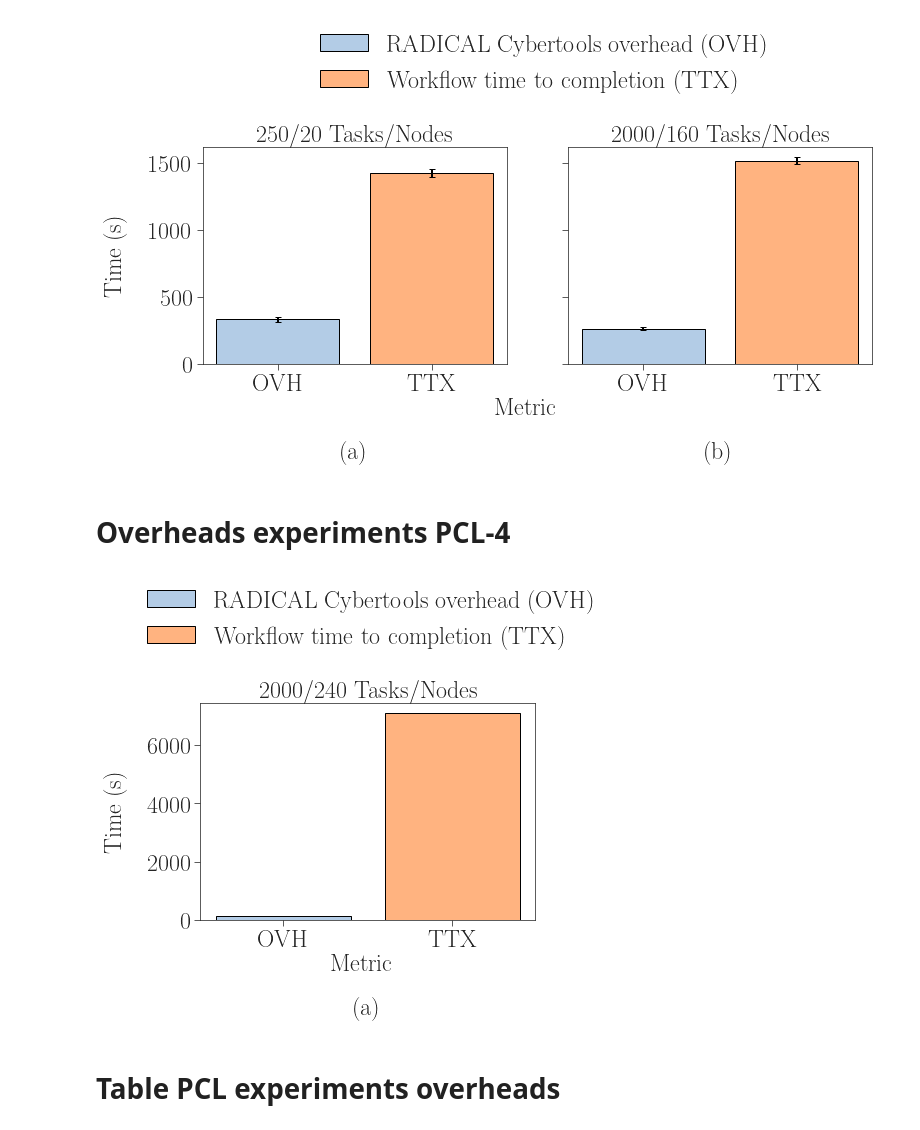
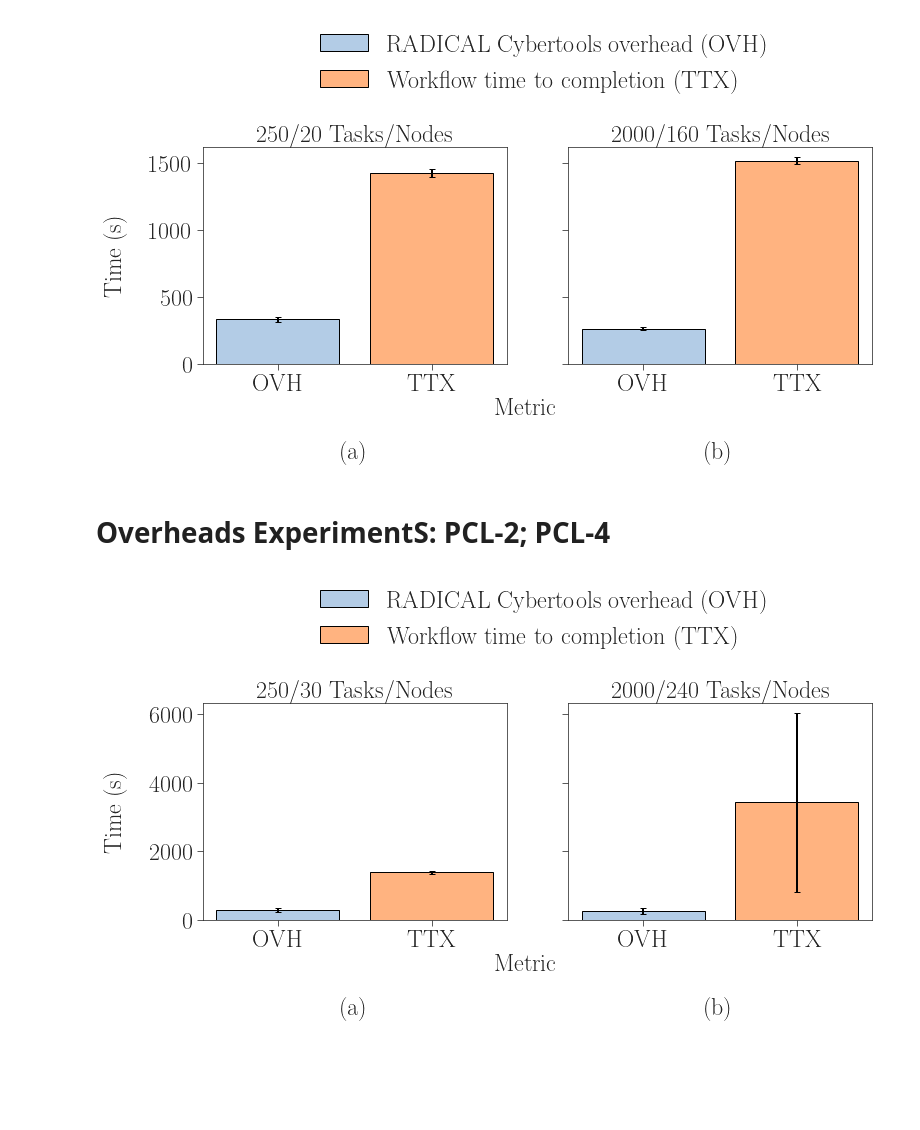
Before and after one commit to radical-experiments/deepdriveMD, a Jupyter notebook: analysis/paper_12122020.ipynb, the cells around one changed output. Drawn from its saved outputs; the diff is of its cells as text; code cells hidden in the pictures; blank space fills up the shorter version.

```diff
--- a/analysis/paper_12122020.ipynb
+++ b/analysis/paper_12122020.ipynb
@@ -47,6 +71,7 @@ for sid in suds:
 for sid in suds:
     ss[sid].update({'sid'     : ss[sid]['s'].uid,
                     'pid'     : ss[sid]['p'].list('uid'),
+                    'expid'   : sexpids[sid],
                     'npilot'  : len(ss[sid]['p'].get()),
                     'lm'      : ss[sid]['s'].get(etype='pilot')[0].cfg['agent_launch_method'],
                     'npact'   : len(ss[sid]['p'].timestamps(state='PMGR_ACTIVE')),
@@ -63,6 +88,7 @@ for sid in suds:
 info = []
 for sid in suds:
     info.append({'session'  : sid,
+                 'exp_id'   : sexpids[sid],
                  'resource' : ss[sid]['pres'],
                  'pilot_lm' : ss[sid]['lm'],
                  'pilots'   : ss[sid]['npilot'],
@@ -248,10 +313,19 @@ fig.legend(['RADICAL Cybertools overhead (OVH)', 'Workflow time to completion (T
 # Overheads ExperimentS: PCL-1; PCL-3
 # %%
 skip = [
-        're.session.login2.iyakushin.018593.0000',  # PF   20   nodes  Summit
-        're.session.login2.iyakushin.018598.0002',  # PF   92   nodes  Summit
-        're.session.lassen708.lee1078.018606.0011'  # PLC  160  nodes  Lassen
-       ]
+        're.session.lassen708.lee1078.018635.0004',   # PLC-2
+        're.session.lassen709.lee1078.018640.0000',   # PLC-2
+        're.session.lassen709.lee1078.018638.0001',   # PLC-2
+        're.session.lassen708.lee1078.018606.0011',   # PLC-4
+        're.session.lassen709.lee1078.018638.0002',   # PLC-4
+        're.session.lassen709.lee1078.018640.0002',   # PLC-4
+        're.session.login1.hrlee.018638.0001',        # PLC-6
+        're.session.login1.hrlee.018638.0002',        # PLC-6
+        're.session.login1.hrlee.018638.0003',        # PLC-6
+        're.session.login1.hrlee.018638.0010',        # PLC-7
+        're.session.login1.hrlee.018638.0011',        # PLC-7
+        're.session.login1.hrlee.018638.0012',        # PLC-7
+]
 nnodes = {}
 
 for s in ss:
@@ -310,4 +384,4 @@ plt.savefig('figures/paper_12122020_ovh_ttx.png', dpi=300, bbox_inches='tight')
 # %% [output]
 [figure]
 # %% [markdown]
-# Overheads experiments PCL-4
+# Overheads ExperimentS: PCL-2; PCL-4
@@ -314,52 +430,32 @@ plt.savefig('figures/paper_12122020_ovh_ttx.png', dpi=300, bbox_inches='tight')
 # %%
-skip = [
-        're.session.login2.hrlee.018599.0001',      # PLC  20   nodes  Summit
-        're.session.login2.hrlee.018602.0014',      # PLC  160  nodes  Summit
-        're.session.login5.hrlee.018606.0000',      # PLC  20   nodes  Summit
-        're.session.login1.hrlee.018610.0002',      # PLC  20   nodes  Summit
-        're.session.login1.hrlee.018610.0003',      # PLC  20   nodes  Summit
-        're.session.login1.hrlee.018610.0005',      # PLC  20   nodes  Summit
-        're.session.login2.hrlee.018610.0008',      # PLC  160  nodes  Summit
-        're.session.login2.hrlee.018610.0007',      # PLC  160  nodes  Summit
-        're.session.login2.iyakushin.018593.0000',  # PF   20   nodes  Summit
-        're.session.login2.iyakushin.018598.0002',  # PF   92   nodes  Summit
-       ]
-nsids = len(suds) - len(skip)
-
-fwidth = 6*nsids
+fwidth = 6*len(nnodes.keys())
 fhight = 4
-fig, axarr = plt.subplots(1, nsids, sharey=True, figsize=(fwidth, fhight))
+fig, axarr = plt.subplots(1, len(nnodes.keys()), sharey=True, figsize=(fwidth, fhight))
 
 i = 0
 j = 'a'
-for sid in suds:
-
-    if sid in skip:
-        continue
-
-    if nsids > 1:
+for nns in nnodes.keys():
+    if len(nnodes.keys()) > 1:
         ax = axarr[i]
     else:
         ax = axarr
 
-    ax.title.set_text('%s/%s Tasks/Nodes' % (ss[sid]['nunit'], int(ss[sid]['nnodes'])))
+    ax.title.set_text('%s/%s Tasks/Nodes' % (int(nnodes[nns]['ntask_mean']), nns))
 
-    ax.bar(x = 'OVH', height = ss[sid]['ovh_rtc'], color = tableau20[1])
-    ax.bar(x = 'TTX', height = ss[sid]['ttx_u']  , color = tableau20[3])
+    ax.bar(x = 'OVH', height = nnodes[nns]['OVH_mean'], yerr = nnodes[nns]['OVH_std'], color = tableau20[1])
+    ax.bar(x = 'TTX', height = nnodes[nns]['TTX_mean'], yerr = nnodes[nns]['TTX_std'], color = tableau20[3])
 
     ax.set_xlabel('(%s)' % j, labelpad=45)
 
     i = i+1
     j = chr(ord(j) + 1)
 
-fig.text(-0.1 ,  0.5 , 'Time (s)', va='center', rotation='vertical', fontsize=24)
+fig.text( 0.01,  0.5 , 'Time (s)', va='center', rotation='vertical', fontsize=24)
 fig.text( 0.5 , -0.05, 'Metric'  , ha='center', fontsize=24)
 fig.legend(['RADICAL Cybertools overhead (OVH)', 'Workflow time to completion (TTX)'], loc='upper center',
            bbox_to_anchor=(0.52, 1.35), fontsize=24, ncol=1)
 
-plt.savefig('figures/paper_12122020_ovh_ttx_lassen.pdf', dpi=300, bbox_inches='tight')
-plt.savefig('figures/paper_12122020_ovh_ttx_lassen.png', dpi=300, bbox_inches='tight')
+plt.savefig('figures/paper_12122020_pcl2-4_ovh_ttx.pdf', dpi=300, bbox_inches='tight')
+plt.savefig('figures/paper_12122020_pcl2-4_ovh_ttx.png', dpi=300, bbox_inches='tight')
 # %% [output]
-[figure, old version]
+[figure, new version]
-# %% [markdown]
-# Table PCL experiments overheads
```
Also changed, not shown: parts of 18 cells of this notebook, 10 other files.
